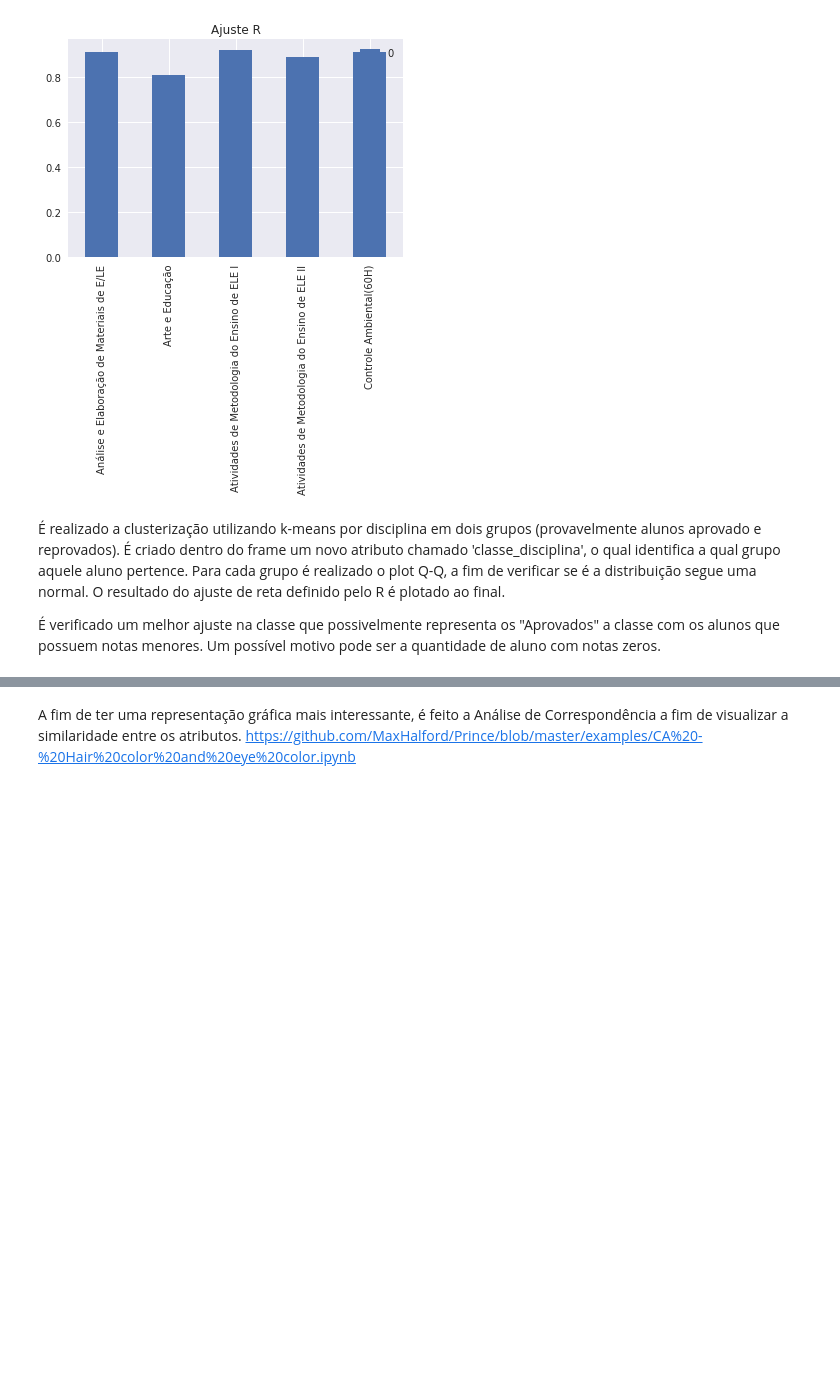
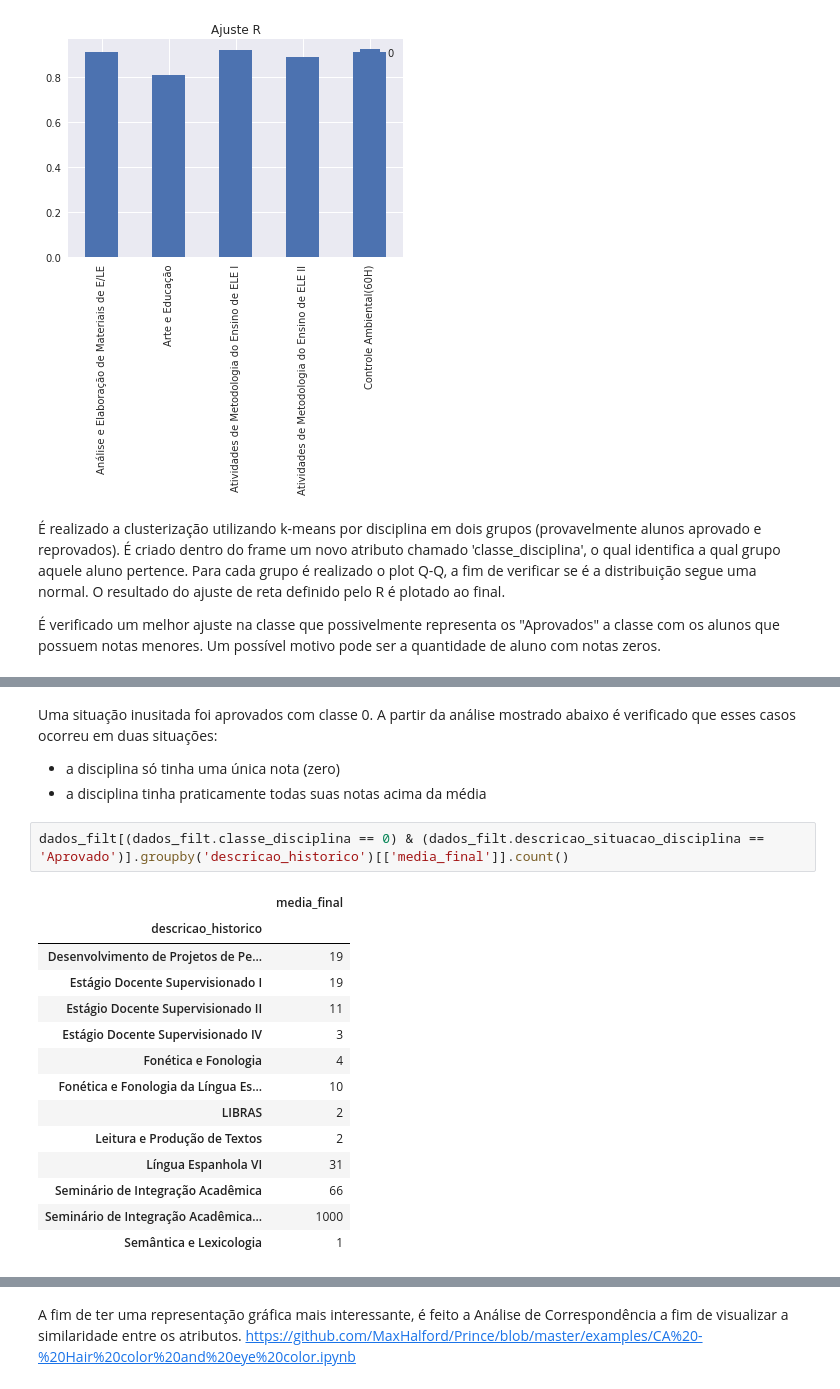
Before and after one commit to tmedeirosb/modelo_ifrn, a Jupyter notebook: Artigo_WCDE17.ipynb, the cells around one changed output, grey strips where cells are left out. Drawn from its saved outputs; the diff is of its cells as text; blank space fills up the shorter version.

```diff
--- a/Artigo_WCDE17.ipynb
+++ b/Artigo_WCDE17.ipynb
@@ -197,0 +239,21 @@ tbl
+# %% [markdown]
+Uma situação inusitada foi aprovados com classe 0. A partir da análise mostrado abaixo é verificado que esses casos ocorreu em duas situações:
+- a disciplina só tinha uma única nota (zero)
+- a disciplina tinha praticamente todas suas notas acima da média
+# %%
+dados_filt[(dados_filt.classe_disciplina == 0) & (dados_filt.descricao_situacao_disciplina == 'Aprovado')].groupby('descricao_historico')[['media_final']].count()
+# %% [output]
+|  | media_final |
+| descricao_historico |  |
+| Desenvolvimento de Projetos de Pe... | 19 |
+| Estágio Docente Supervisionado I | 19 |
+| Estágio Docente Supervisionado II | 11 |
+| Estágio Docente Supervisionado IV | 3 |
+| Fonética e Fonologia | 4 |
+| Fonética e Fonologia da Língua Es... | 10 |
+| LIBRAS | 2 |
+| Leitura e Produção de Textos | 2 |
+| Língua Espanhola VI | 31 |
+| Seminário de Integração Acadêmica | 66 |
+| Seminário de Integração Acadêmica... | 1000 |
+| Semântica e Lexicologia | 1 |
```
Also changed, not shown: parts of 8 cells of this notebook.
